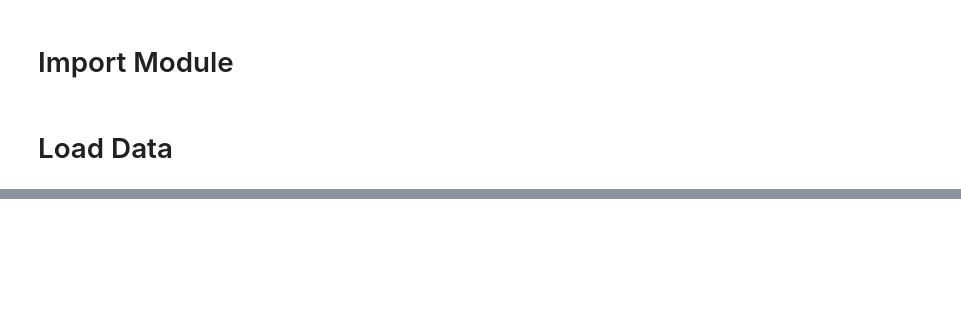
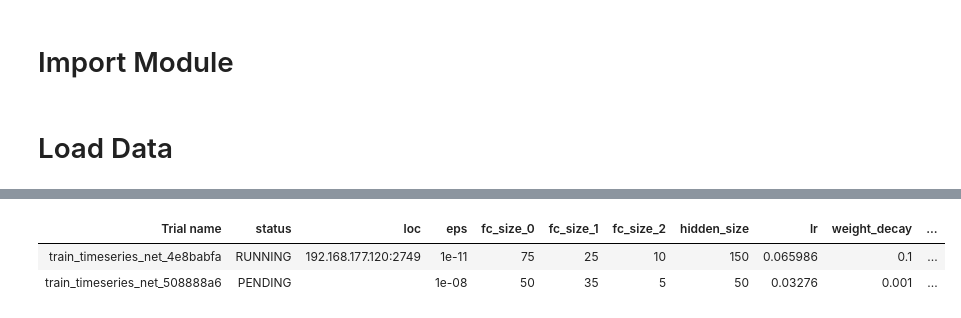
Before and after one commit to hisasu00/deep-occupancy-detection, a Jupyter notebook: raytune.ipynb, the cells around one changed output, grey strips where cells are left out. Cells and saved outputs as stored; diff of their text form; code cells hidden in the pictures; blank space fills up the shorter version.

Commit message:
add benchmarks in raytune and introduce k-fold cv

```diff
--- a/raytune.ipynb
+++ b/raytune.ipynb
@@ -83,0 +209,10 @@ train_loader = DataLoader(train_ds, batch_size=6, shuffle=True)
+# %%
+rnn_config = {
+    "lr": tune.uniform(0, 0.1),
+    "hidden_size": tune.choice([25, 50, 100, 150]),
+    "weight_decay": tune.choice([0, 1e-3, 1e-1]),
+    "eps": tune.choice([1e-11, 1e-8, 1e-5]),
+    "fc_size_0": tune.choice([50, 75, 100]),
+    "fc_size_1": tune.choice([15, 25, 35]),
+    "fc_size_2": tune.choice([5, 10, 20]),
+}
@@ -84,7 +235,12 @@ train_loader = DataLoader(train_ds, batch_size=6, shuffle=True)
 # %%
-options = {
-    'dataset': {'train_loader': train_loader, 'val_x': val_x, 'val_y': val_y},
+rnn_options = {
+    'dataset': {'train_loader': None, 'val_x': None, 'val_y': None},
     "num_epochs": 50,
     "params": {"input_size": 13, "num_layers": 1, "num_classes": 1},
     "device": device
 }
+
+benchmarks_options = {
+    'dataset': {'train_x': None, 'train_y': None,
+                'val_x': None, 'val_y': None},
+}
@@ -160,0 +249,58 @@ weighted avg       0.90      0.90      0.90       160
+# %%
+n_splits = 2
+val_size = 0.1
+num_repeats = 1
+
+kf = KFold(n_splits=n_splits, random_state=1, shuffle=True)
+
+running_acc = 0
+rf_running_acc = 0
+linear_running_acc = 0
+rbf_running_acc = 0
+
+accs = []
+rf_accs = []
+linear_accs = []
+rbf_accs = []
+
+for repeat in range(num_repeats):
+    kf = KFold(n_splits=n_splits, random_state=repeat, shuffle=True)
+    for train_idx, test_idx in kf.split(x):
+        # split data into train, test
+        train_x, test_x = x[train_idx], x[test_idx]
+        train_y, test_y = y[train_idx], y[test_idx]
+        train_x, val_x, train_y, val_y = train_test_split(train_x, train_y, test_size=val_size, train_size=(1-val_size))
+
+        # BiLSTM-Attention
+        running_acc += pipeline_rnn(
+            train_x, train_y, test_x, test_y,
+            val_x, val_y, options=rnn_options, config=rnn_config,
+            trainer=train_timeseries_net)
+
+        # Benchmarks
+        rf_running_acc += pipeline_benchmarks(
+            train_x, train_y, test_x, test_y,
+            val_x, val_y, config=rf_config,
+            options=benchmarks_options, trainer=train_rf, name="rf.pkl")
+
+        linear_running_acc += pipeline_benchmarks(
+            train_x, train_y, test_x, test_y,
+            val_x, val_y, config=linear_config,
+            options=benchmarks_options, trainer=train_linear, name="linear.pkl")
+
+        rbf_running_acc += pipeline_benchmarks(
+            train_x, train_y, test_x, test_y,
+            val_x, val_y, config=rbf_config,
+            options=benchmarks_options, trainer=train_rbf, name="rbf.pkl")
+
+    mean_acc = running_acc/n_splits
+    rf_mean_acc = rf_running_acc/n_splits
+    linear_mean_acc = linear_running_acc/n_splits
+    rbf_mean_acc = rbf_running_acc/n_splits
+
+
+    accs.append(mean_acc)
+    rf_accs.append(rf_mean_acc)
+    linear_accs.append(linear_mean_acc)
+    rbf_accs.append(rbf_mean_acc)
+# %% [output]
@@ -160,0 +341,3 @@ weighted avg       0.90      0.90      0.90       160
+| Trial name | status | loc | eps | fc_size_0 | fc_size_1 | fc_size_2 | hidden_size | lr | weight_decay | ... |
+| train_timeseries_net_4e8babfa | RUNNING | 192.168.177.120:2749 | 1e-11 | 75 | 25 | 10 | 150 | 0.065986 | 0.1 | ... |
+| train_timeseries_net_508888a6 | PENDING |  | 1e-08 | 50 | 35 | 5 | 50 | 0.03276 | 0.001 | ... |
```
Also changed, not shown: parts of 25 cells of this notebook, 1 other file.
